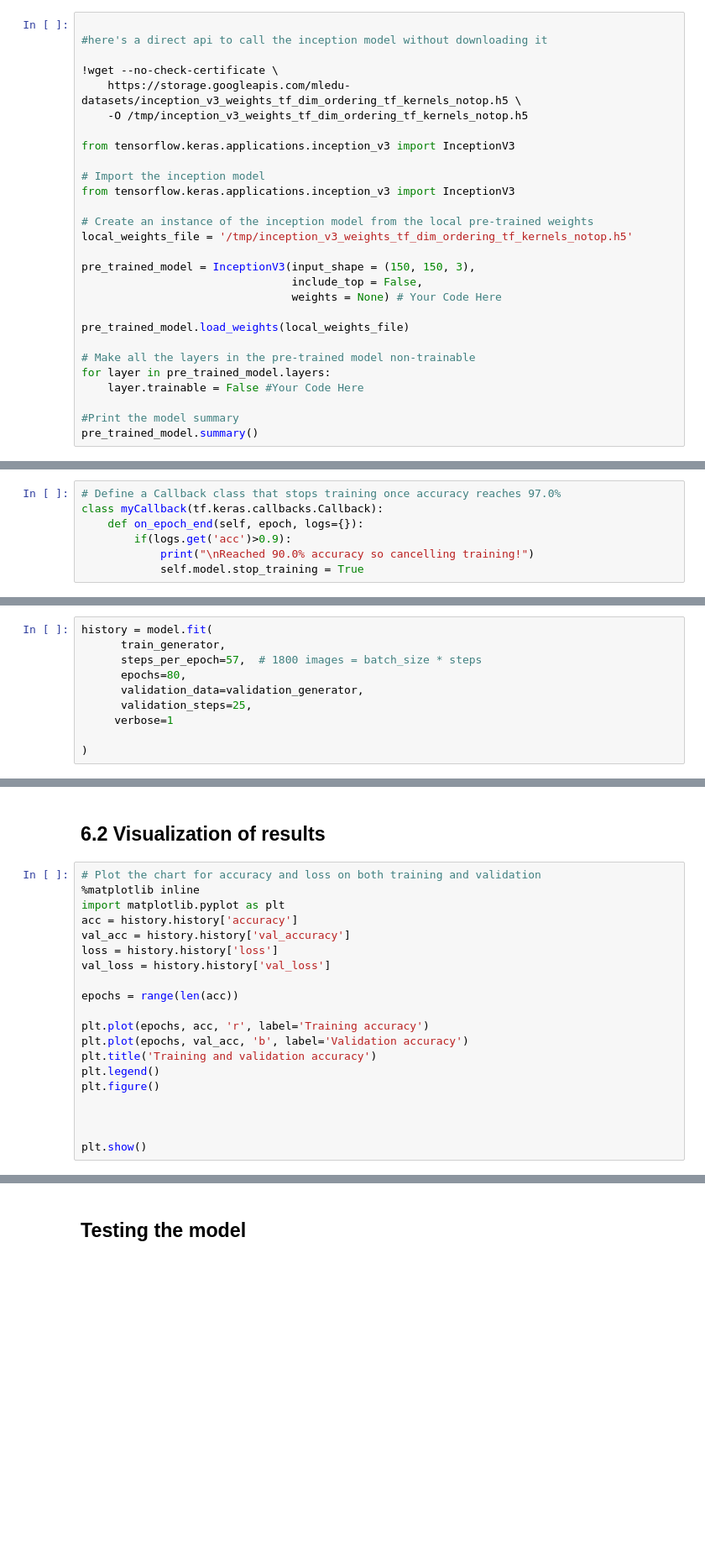
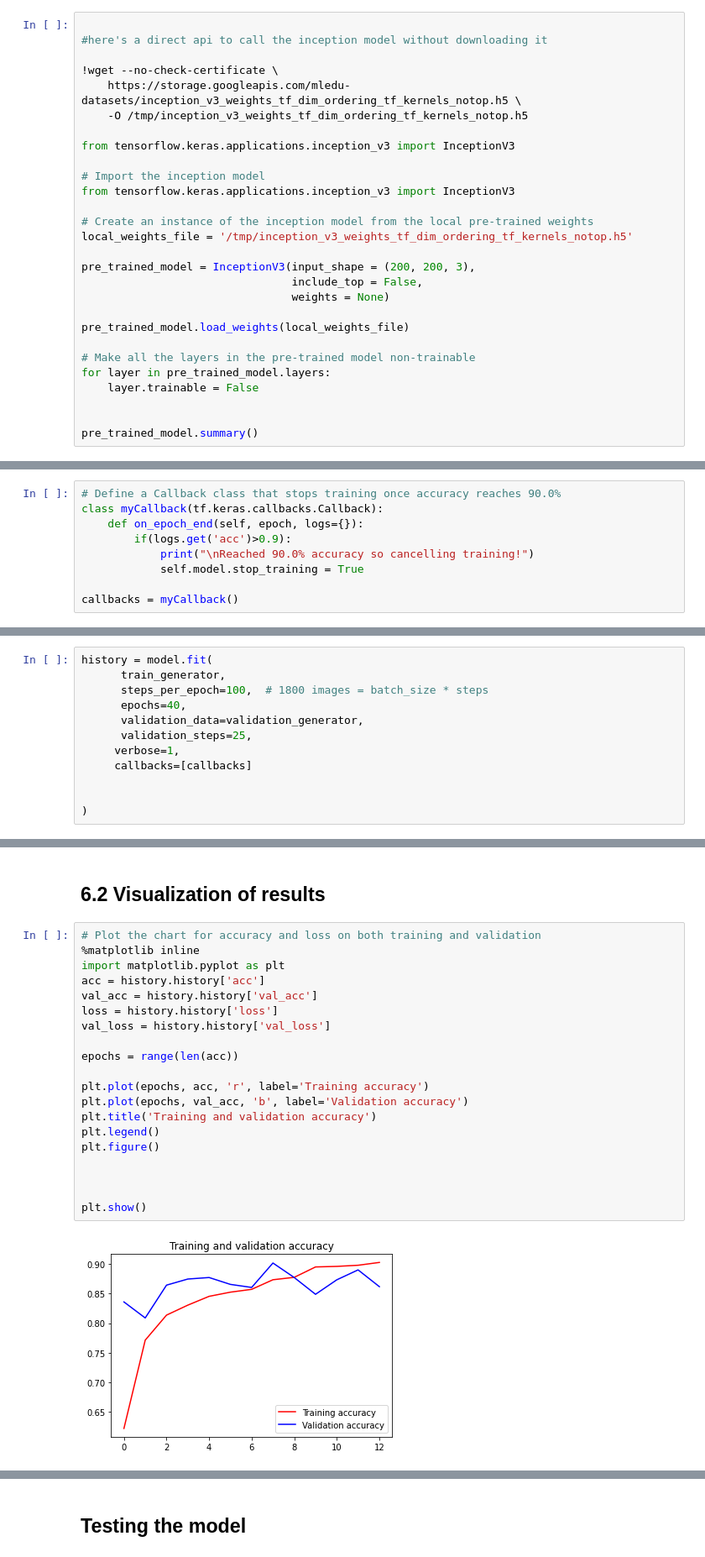
Before and after one commit to immohann/Butterfly-Classifier, a Jupyter notebook: Butterfly_Classifier.ipynb, the cells around one changed output, grey strips where cells are left out. Shown at 84% size. Saved outputs shown, nothing was run; the diff lists cells and outputs as text; blank space fills up the shorter version.

```diff
--- a/Butterfly_Classifier.ipynb
+++ b/Butterfly_Classifier.ipynb
@@ -308,16 +335,16 @@ from tensorflow.keras.applications.inception_v3 import InceptionV3
 # Create an instance of the inception model from the local pre-trained weights
 local_weights_file = '/tmp/inception_v3_weights_tf_dim_ordering_tf_kernels_notop.h5'
 
-pre_trained_model = InceptionV3(input_shape = (150, 150, 3),
+pre_trained_model = InceptionV3(input_shape = (200, 200, 3),
                                 include_top = False,
-                                weights = None) # Your Code Here
+                                weights = None)
 
 pre_trained_model.load_weights(local_weights_file)
 
 # Make all the layers in the pre-trained model non-trainable
 for layer in pre_trained_model.layers:
-    layer.trainable = False #Your Code Here
+    layer.trainable = False
 
-#Print the model summary
+
 pre_trained_model.summary()
 # %% [output]
@@ -347,8 +374,10 @@ last layer output shape:  (None, 7, 7, 768)
 # %%
-# Define a Callback class that stops training once accuracy reaches 97.0%
+# Define a Callback class that stops training once accuracy reaches 90.0%
 class myCallback(tf.keras.callbacks.Callback):
     def on_epoch_end(self, epoch, logs={}):
         if(logs.get('acc')>0.9):
             print("\nReached 90.0% accuracy so cancelling training!")
             self.model.stop_training = True
+
+callbacks = myCallback()
 # %%
@@ -421,10 +450,12 @@ Found 774 images belonging to 6 classes.
 # %%
 history = model.fit(
       train_generator,
-      steps_per_epoch=57,  # 1800 images = batch_size * steps
-      epochs=80,
+      steps_per_epoch=100,  # 1800 images = batch_size * steps
+      epochs=40,
       validation_data=validation_generator,
       validation_steps=25,
-     verbose=1
+     verbose=1,
+     callbacks=[callbacks]
+
 
 )
@@ -433,20 +482,22 @@ history = model.fit(
 # %%
 # Plot the chart for accuracy and loss on both training and validation
 %matplotlib inline
 import matplotlib.pyplot as plt
-acc = history.history['accuracy']
-val_acc = history.history['val_accuracy']
+acc = history.history['acc']
+val_acc = history.history['val_acc']
 loss = history.history['loss']
 val_loss = history.history['val_loss']
 
 epochs = range(len(acc))
 
 plt.plot(epochs, acc, 'r', label='Training accuracy')
 plt.plot(epochs, val_acc, 'b', label='Validation accuracy')
 plt.title('Training and validation accuracy')
 plt.legend()
 plt.figure()
 
 
 
 plt.show()
+# %% [output]
+[figure, added]
```
Also changed, not shown: parts of 17 cells of this notebook.
